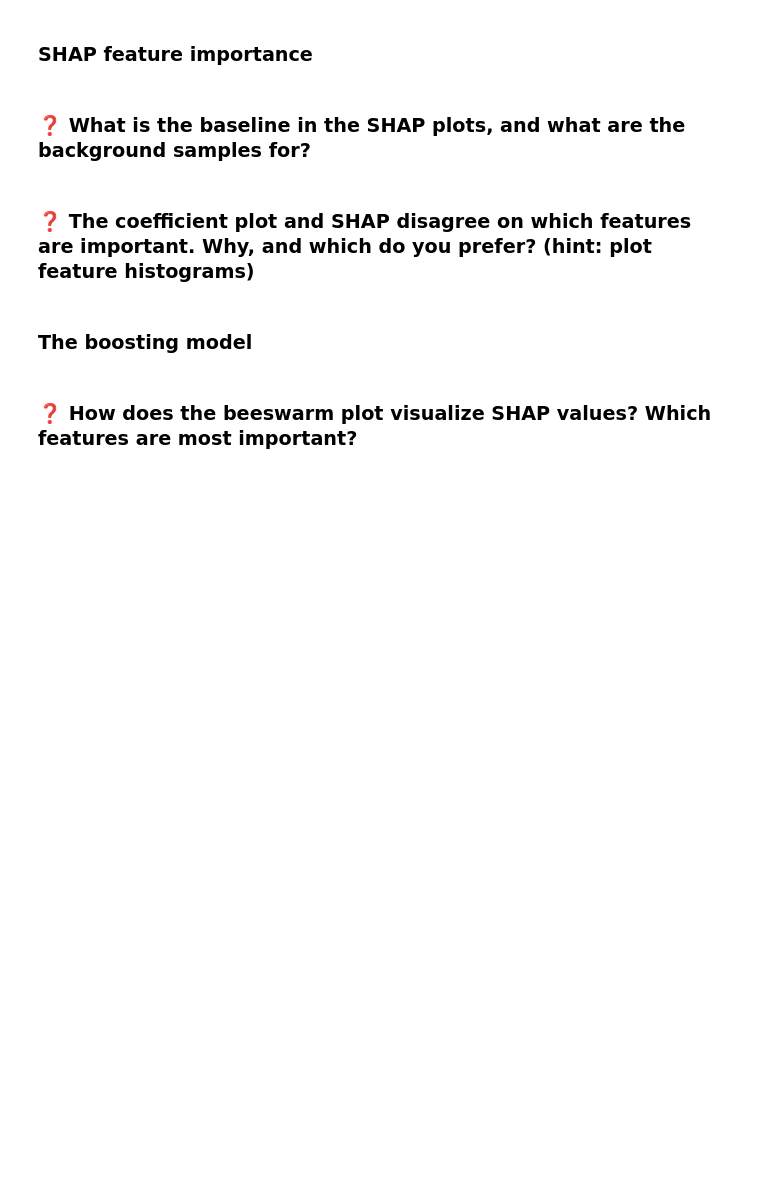
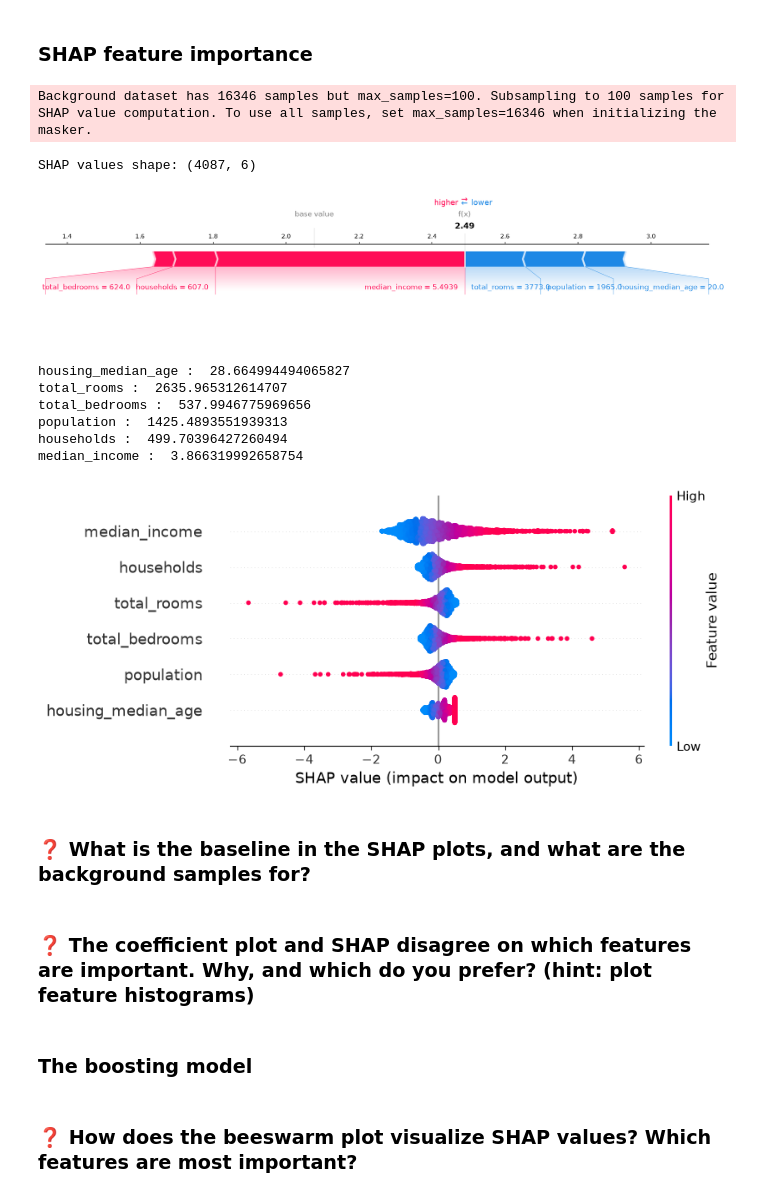
Before and after one commit to ffredz/TDT4172prosjekter, a Jupyter notebook: Project4/Project4_XAI.ipynb, the cells around one changed output. Cells and saved outputs as stored; diff of their text form; code cells hidden in the pictures; blank space fills up the shorter version.

Commit message:
måtte laste ned dataen selv. Men shap oppgave er påbegynt

```diff
--- a/Project4/Project4_XAI.ipynb
+++ b/Project4/Project4_XAI.ipynb
@@ -57,8 +57,13 @@ from torch.utils.data import DataLoader, TensorDataset
 # %% [markdown]
 ### Data preparation
 # %%
-# Let's prepare the data
-data, target = shap.datasets.california()
+data = pd.read_csv("california_housing.csv")
+data = data.dropna()
+
+target = data["median_house_value"]/100000
+data = data.drop(["median_house_value","ocean_proximity","longitude", "latitude"],axis=1)
+
+
 X_train, X_test, y_train, y_test = train_test_split(data, target, test_size=0.2, random_state=0)
 
 # We have 8 features and a single target value (the value of the house).
@@ -99,11 +120,29 @@ plt.show()
 ### SHAP feature importance
 # %%
 # We need to provide SHAP a background dataset for reference samples.
-background = None # TODO
+background = X_train # TODO
 explainer = shap.Explainer(linear_model, background)
-shap_values = None # TODO: Compute SHAP values for the test set
+features = data.columns
+shap_values = explainer.shap_values(X_test) # TODO: Compute SHAP values for the test set
 print(f"SHAP values shape: {shap_values.shape}")
 # TODO: bar plot with averaged absolute SHAP values
+i = 6
+X_test.iloc[i]
+shap.force_plot(explainer.expected_value,shap_values[i,:],X_test.iloc[i],feature_names = features, matplotlib=True)
+for _feature in features:
+    print(_feature, ": ", X_train[_feature].mean())
+shap.plots.beeswarm(explainer(X_test))
+# %% [output]
+Background dataset has 16346 samples but max_samples=100. Subsampling to 100 samples for SHAP value computation. To use all samples, set max_samples=16346 when initializing the masker.
+SHAP values shape: (4087, 6)
+[figure, added]
+housing_median_age :  28.664994494065827
+total_rooms :  2635.965312614707
+total_bedrooms :  537.9946775969656
+population :  1425.4893551939313
+households :  499.70396427260494
+median_income :  3.866319992658754
+[figure, added]
 # %% [markdown]
 ### ❓ What is the baseline in the SHAP plots, and what are the background samples for?
 # %% [markdown]
```
Also changed, not shown: parts of 3 cells of this notebook, 1 other file.
